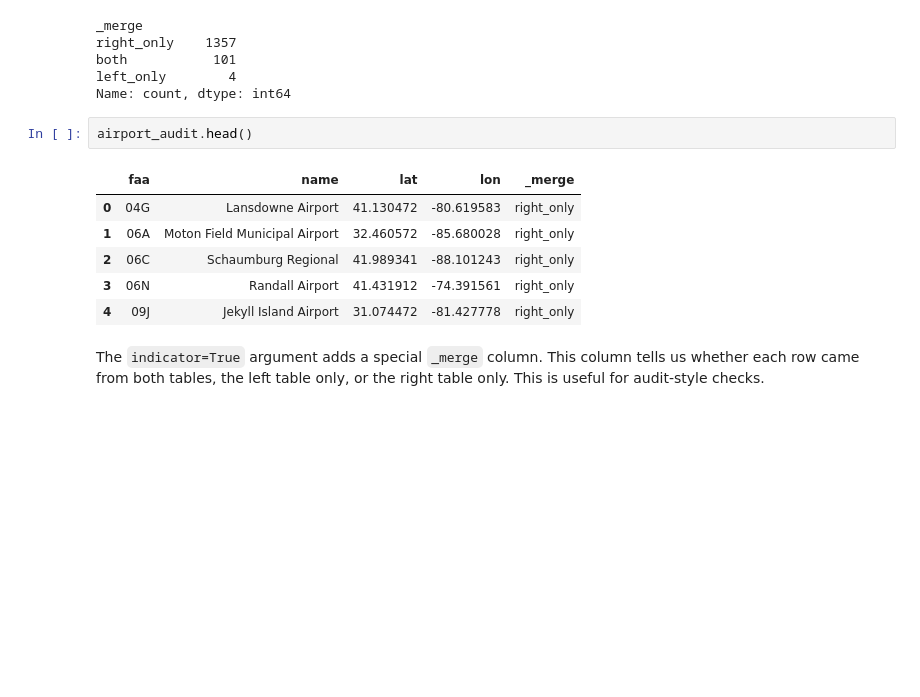
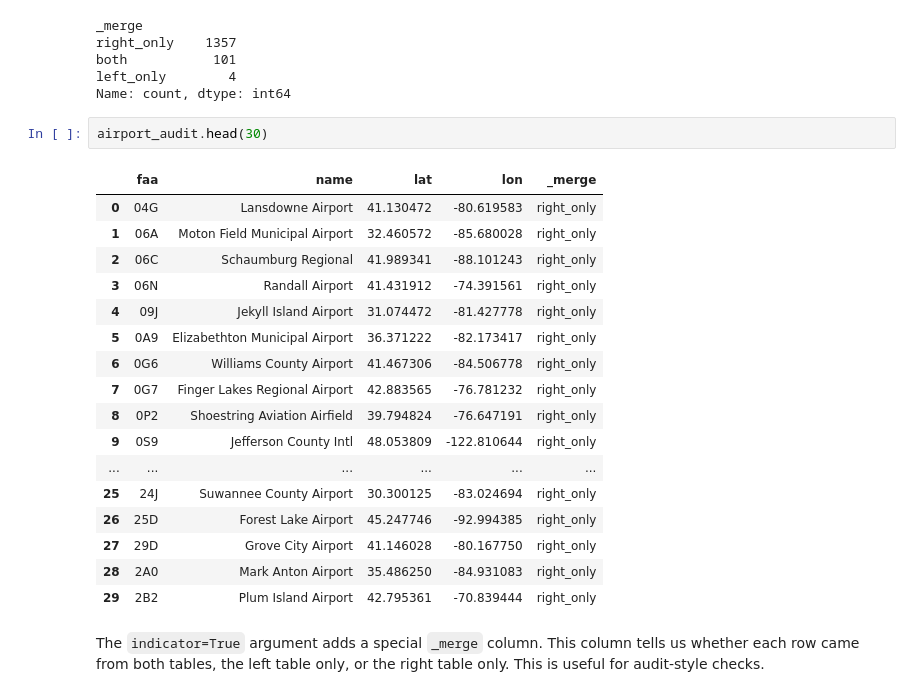
Before and after one commit to DuzyCzerwony/ban6003-week-07-08-aggregation-integration-template, a Jupyter notebook: notebooks/module8_pandas_integration_guided_lab.ipynb, the cells around one changed output. Drawn from its saved outputs; the diff is of its cells as text; blank space fills up the shorter version.

```diff
--- a/notebooks/module8_pandas_integration_guided_lab.ipynb
+++ b/notebooks/module8_pandas_integration_guided_lab.ipynb
@@ -417,14 +478,25 @@ both           101
 left_only        4
 Name: count, dtype: int64
 # %%
-airport_audit.head()
+airport_audit.head(30)
 # %% [output]
 |  | faa | name | lat | lon | _merge |
 | 0 | 04G | Lansdowne Airport | 41.130472 | -80.619583 | right_only |
 | 1 | 06A | Moton Field Municipal Airport | 32.460572 | -85.680028 | right_only |
 | 2 | 06C | Schaumburg Regional | 41.989341 | -88.101243 | right_only |
 | 3 | 06N | Randall Airport | 41.431912 | -74.391561 | right_only |
 | 4 | 09J | Jekyll Island Airport | 31.074472 | -81.427778 | right_only |
+| 5 | 0A9 | Elizabethton Municipal Airport | 36.371222 | -82.173417 | right_only |
+| 6 | 0G6 | Williams County Airport | 41.467306 | -84.506778 | right_only |
+| 7 | 0G7 | Finger Lakes Regional Airport | 42.883565 | -76.781232 | right_only |
+| 8 | 0P2 | Shoestring Aviation Airfield | 39.794824 | -76.647191 | right_only |
+| 9 | 0S9 | Jefferson County Intl | 48.053809 | -122.810644 | right_only |
+| ... | ... | ... | ... | ... | ... |
+| 25 | 24J | Suwannee County Airport | 30.300125 | -83.024694 | right_only |
+| 26 | 25D | Forest Lake Airport | 45.247746 | -92.994385 | right_only |
+| 27 | 29D | Grove City Airport | 41.146028 | -80.167750 | right_only |
+| 28 | 2A0 | Mark Anton Airport | 35.486250 | -84.931083 | right_only |
+| 29 | 2B2 | Plum Island Airport | 42.795361 | -70.839444 | right_only |
 # %% [markdown]
 The `indicator=True` argument adds a special `_merge` column. This column tells us whether each row came from both tables, the left table only, or the right table only. This is useful for audit-style checks.
 # %%
```
Also changed, not shown: parts of 42 cells of this notebook, 1 other file.
